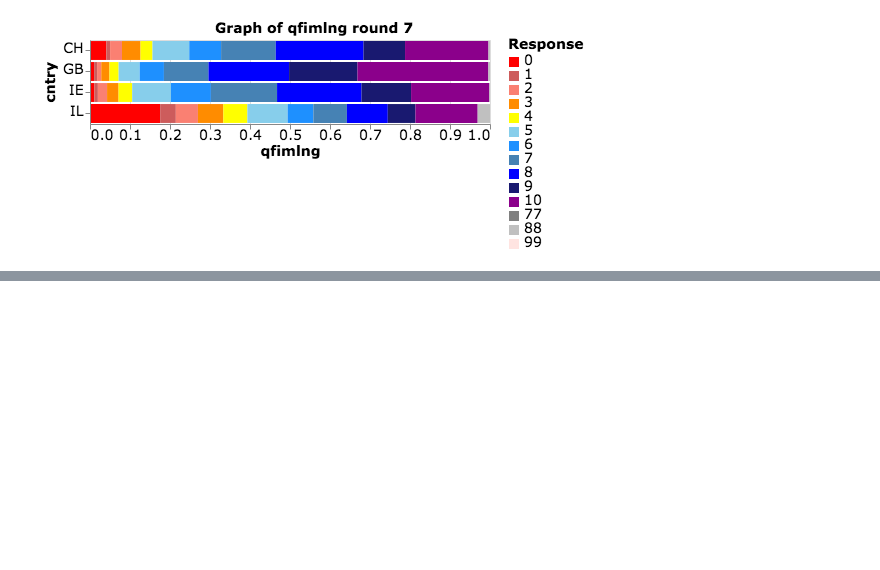
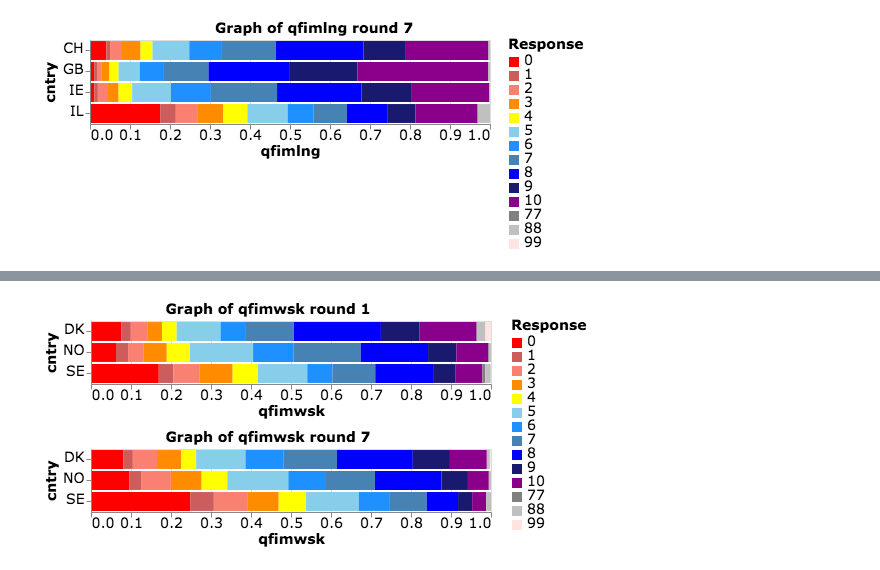
Before and after one commit to agoldhammer/ess, a Jupyter notebook: ESS Immigration.ipynb, the cells around one changed output, grey strips where cells are left out. Cells and saved outputs as stored; diff of their text form; code cells hidden in the pictures; blank space fills up the shorter version.

```diff
--- a/ESS Immigration.ipynb
+++ b/ESS Immigration.ipynb
@@ -103,0 +80,9 @@ dfc4.plot(kind='barh', stacked=True)
+# %%
+def duoplot(grp, var):
+    chart1 = utils.plot_group(imm, grp, 1, var)
+    chart2 = utils.plot_group(imm, grp, 7, var)
+    return alt.vconcat(chart1, chart2)
+# %%
+duoplot(NORDIC, "qfimwsk")
+# %% [output]
+[figure, added]
```
Also changed, not shown: parts of 16 cells of this notebook, 1 other file.
